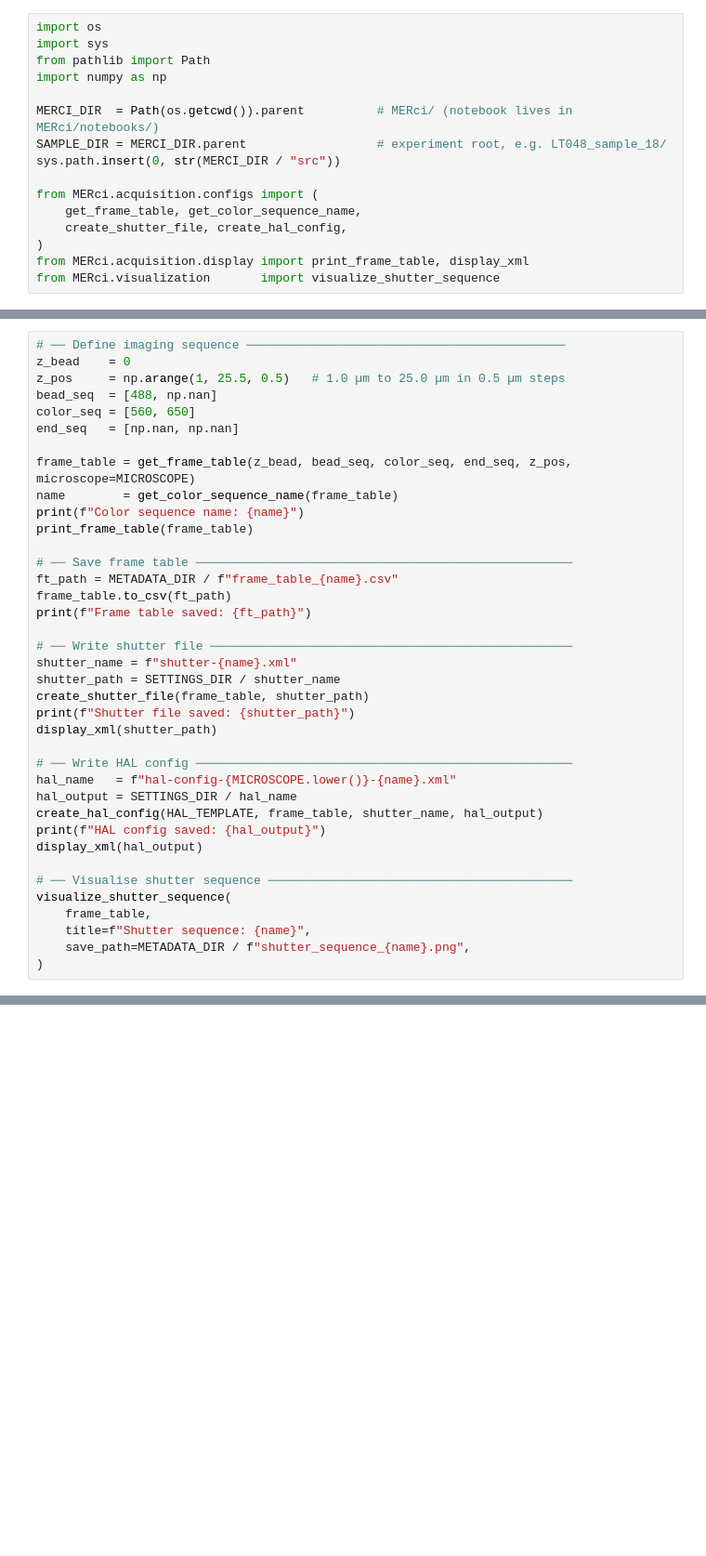
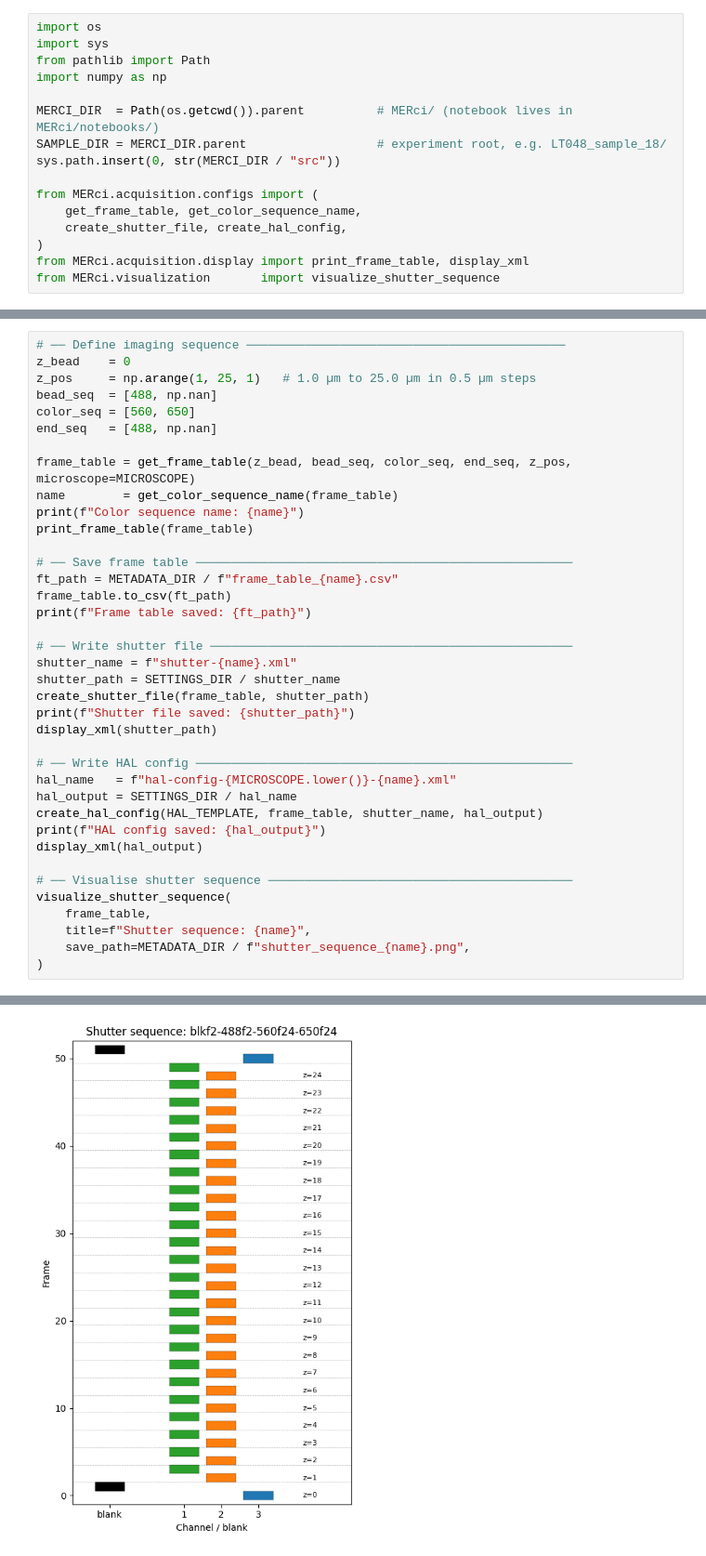
Before and after one commit to leonardosepulveda/MERci, a Jupyter notebook: notebooks/01_create_hal_config_and_shutters.ipynb, the cells around one changed output, grey strips where cells are left out. Shown at 93% size. Saved outputs shown, nothing was run; the diff lists cells and outputs as text; blank space fills up the shorter version.

```diff
--- a/notebooks/01_create_hal_config_and_shutters.ipynb
+++ b/notebooks/01_create_hal_config_and_shutters.ipynb
@@ -32,10 +39,10 @@ print(f"HAL template : {HAL_TEMPLATE}")
 # %%
 # ── Define imaging sequence ────────────────────────────────────────────
 z_bead    = 0
-z_pos     = np.arange(1, 25.5, 0.5)   # 1.0 µm to 25.0 µm in 0.5 µm steps
+z_pos     = np.arange(1, 25, 1)   # 1.0 µm to 25.0 µm in 0.5 µm steps
 bead_seq  = [488, np.nan]
 color_seq = [560, 650]
-end_seq   = [np.nan, np.nan]
+end_seq   = [488, np.nan]
 
 frame_table = get_frame_table(z_bead, bead_seq, color_seq, end_seq, z_pos, microscope=MICROSCOPE)
 name        = get_color_sequence_name(frame_table)
@@ -67,3 +74,4 @@ visualize_shutter_sequence(
     title=f"Shutter sequence: {name}",
     save_path=METADATA_DIR / f"shutter_sequence_{name}.png",
 )
+# %% [output]
@@ -69,0 +100 @@ visualize_shutter_sequence(
+[figure, added]
```
Also changed, not shown: parts of 5 cells of this notebook.
